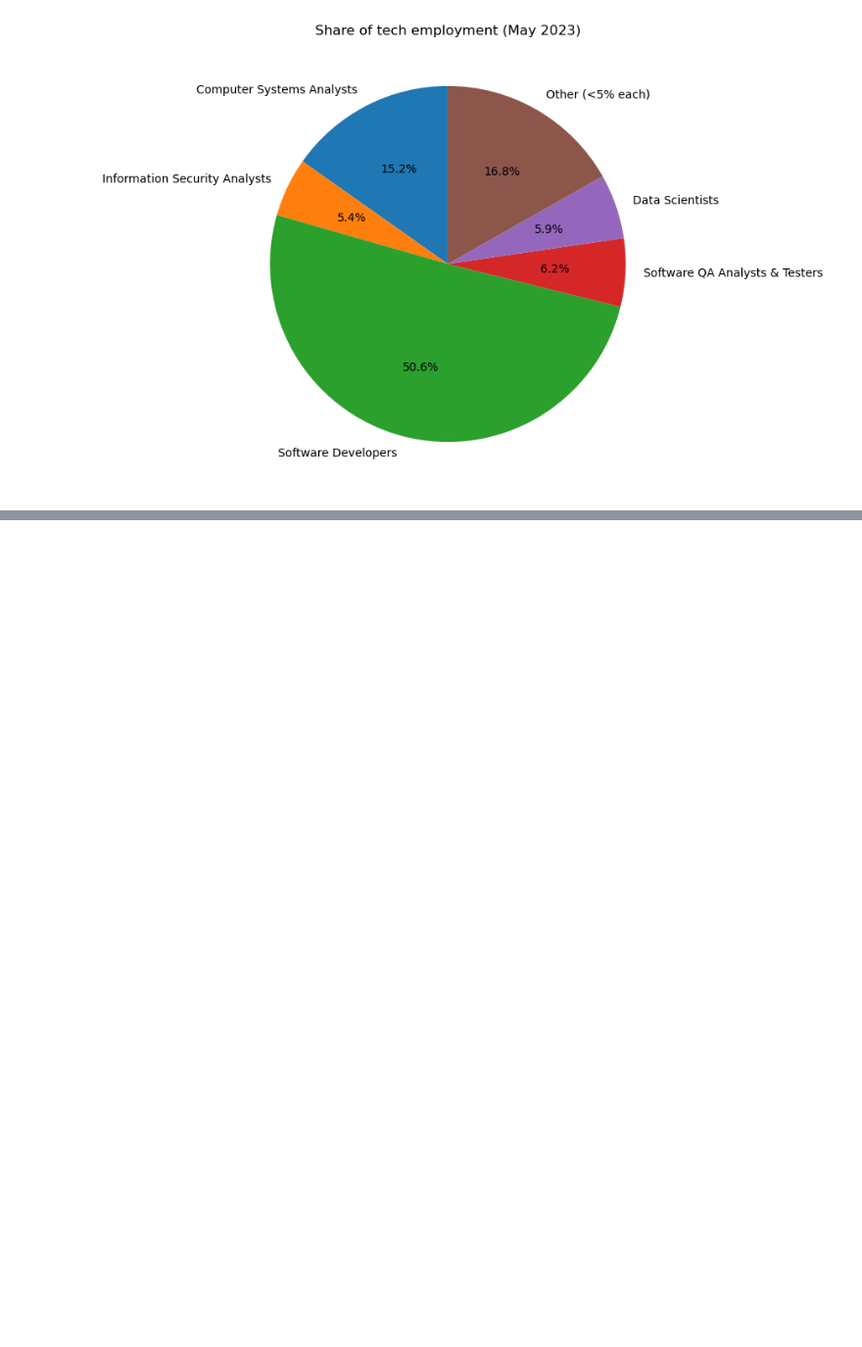
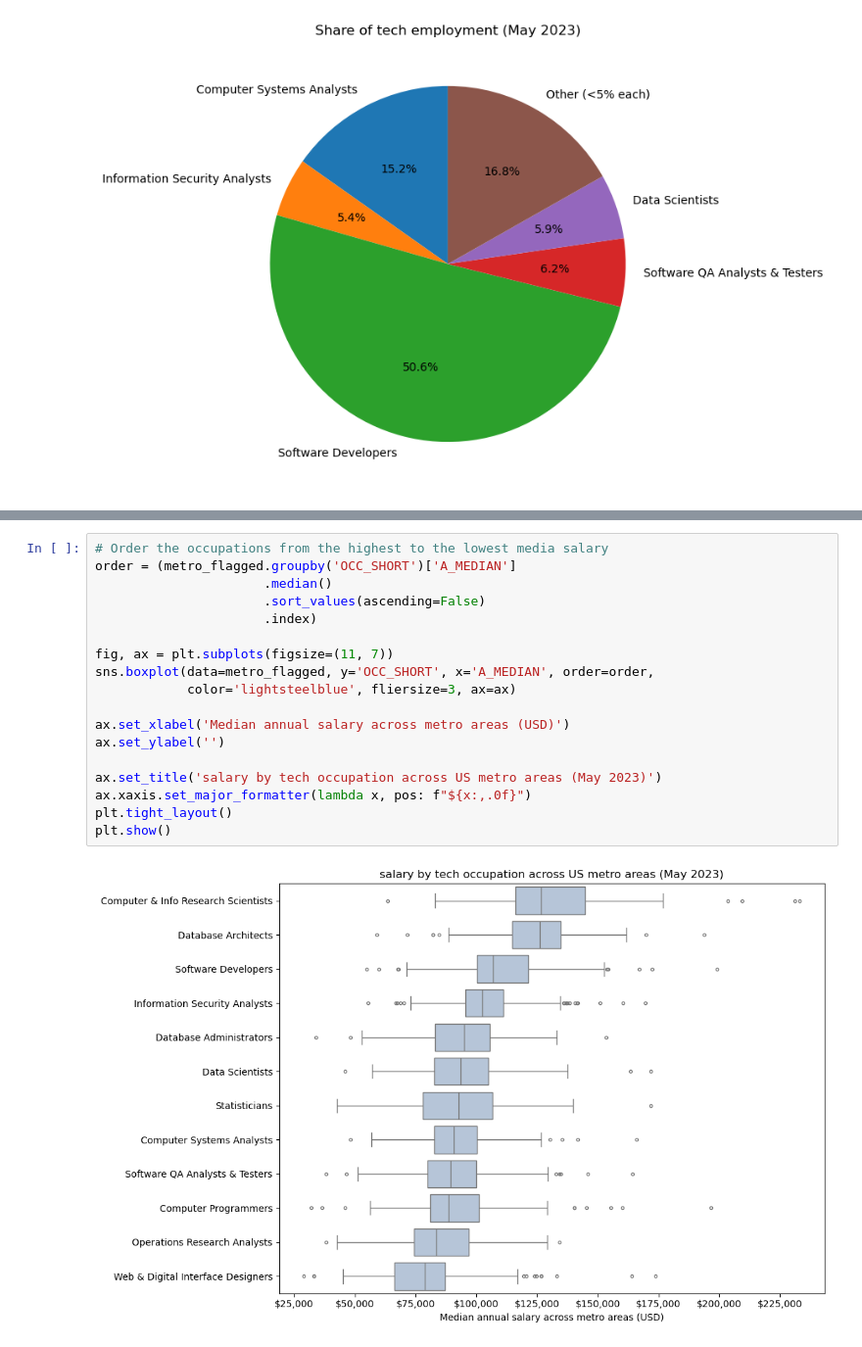
Before and after one commit to LuisRamirezv/CA1--DataVisualisation, a Jupyter notebook: CA1-LuisRamirez.ipynb, the cells around one changed output, grey strips where cells are left out. Shown at 98% size. Cells and saved outputs as stored; diff of their text form; blank space fills up the shorter version.

Commit message:
adding the thirth visualisation range chart

```diff
--- a/CA1-LuisRamirez.ipynb
+++ b/CA1-LuisRamirez.ipynb
@@ -381,0 +401,20 @@ plt.show()
+# %%
+# Order the occupations from the highest to the lowest media salary
+order = (metro_flagged.groupby('OCC_SHORT')['A_MEDIAN']
+                      .median()
+                      .sort_values(ascending=False)
+                      .index)
+
+fig, ax = plt.subplots(figsize=(11, 7))
+sns.boxplot(data=metro_flagged, y='OCC_SHORT', x='A_MEDIAN', order=order,
+            color='lightsteelblue', fliersize=3, ax=ax)
+
+ax.set_xlabel('Median annual salary across metro areas (USD)')
+ax.set_ylabel('')
+
+ax.set_title('salary by tech occupation across US metro areas (May 2023)')
+ax.xaxis.set_major_formatter(lambda x, pos: f"${x:,.0f}")
+plt.tight_layout()
+plt.show()
+# %% [output]
+[figure, added]
```
Also changed, not shown: parts of 8 cells of this notebook.
